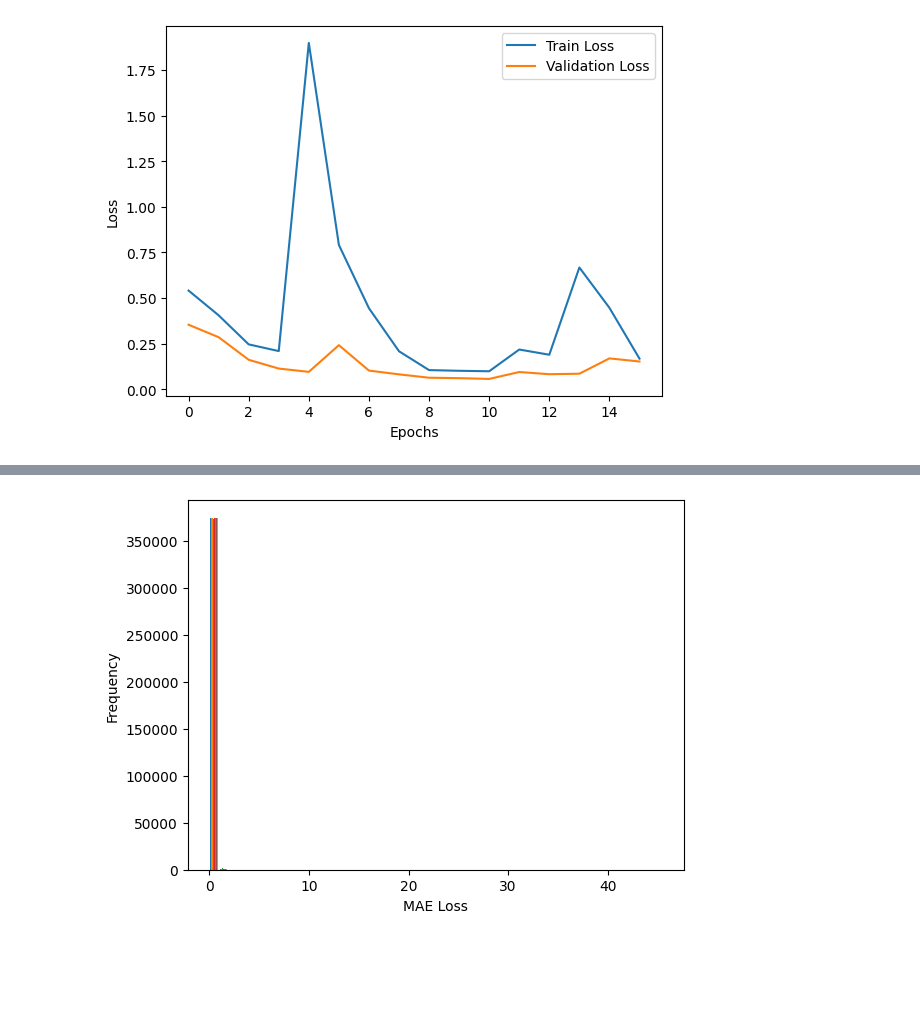
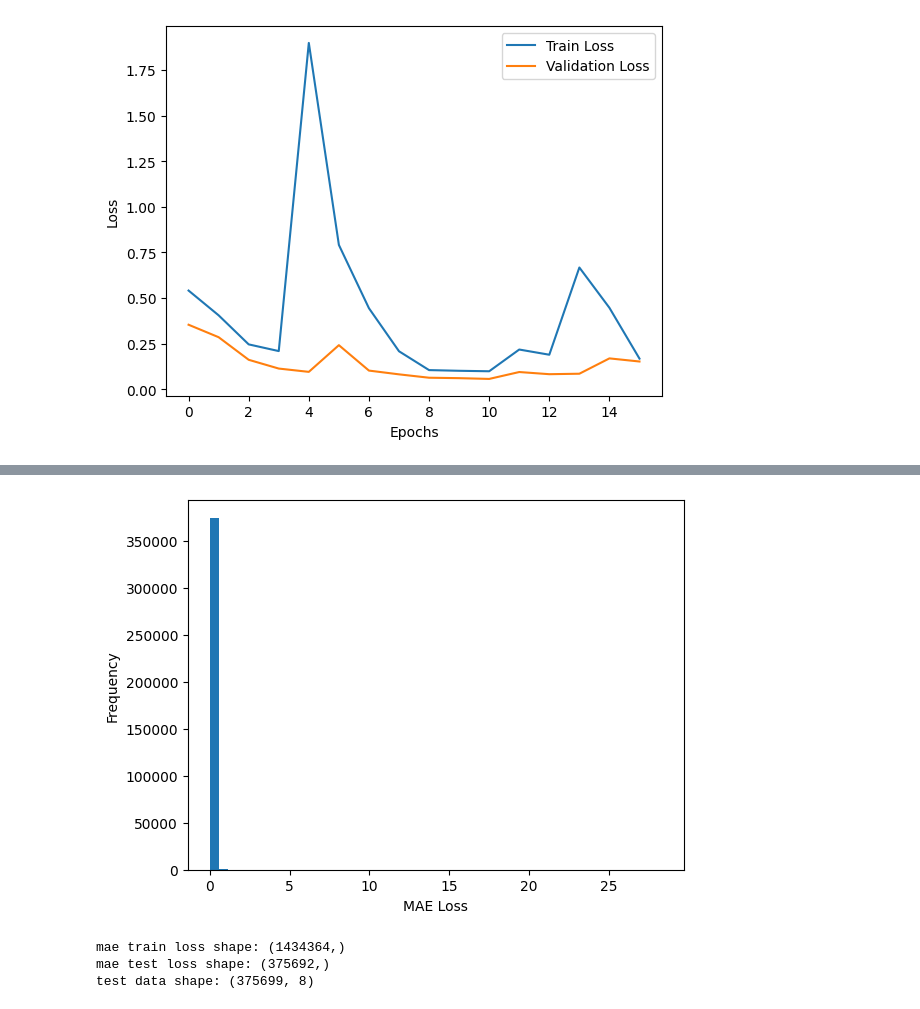
Before and after one commit to 3acktrack/ML-AI, a Jupyter notebook: AnamolyDetection.ipynb, the cells around one changed output, grey strips where cells are left out. Cells and saved outputs as stored; diff of their text form; code cells hidden in the pictures; blank space fills up the shorter version.

```diff
--- a/AnamolyDetection.ipynb
+++ b/AnamolyDetection.ipynb
@@ -357,9 +357,9 @@ from sklearn.model_selection import train_test_split
 
 df_logon_normal['isSus'] = 0
 df_logon_sus['isSus'] = 1
-train_data, test_data, train_label, test_label = train_test_split(df_logon_normal.drop(columns=['user', 'bucket', 'date', 'hour', 'isSus']), df_logon_normal['isSus'][:], test_size=0.2, random_state=42)
+train_data, test_data, train_label, test_label = train_test_split(df_logon_normal.drop(columns=['bucket', 'date', 'hour', 'isSus']), df_logon_normal['isSus'][:], test_size=0.2, random_state=42)
 
-test_data = pd.concat([test_data, df_logon_sus.drop(columns=['user', 'bucket', 'date', 'hour', 'isSus'])])
+test_data = pd.concat([test_data, df_logon_sus.drop(columns=['bucket', 'date', 'hour', 'isSus'])])
 test_label = pd.concat([test_label, df_logon_sus['isSus']])
 
 TimeSteps = 7
@@ -371,8 +371,8 @@ def create_seq(X, y, time_steps=TimeSteps):
         y_out.append(y.iloc[i + time_steps])
     return np.array(X_out), np.array(y_out)
 
-X_train, y_train = create_seq(train_data, train_label)
-X_test, y_test = create_seq(test_data, test_label)
+X_train, y_train = create_seq(train_data.drop(columns=['user']), train_label)
+X_test, y_test = create_seq(test_data.drop(columns=['user']), test_label)
 
 print("Training input shape:", X_train.shape)
 print("Testing input shape:", X_test.shape)
@@ -460,10 +460,12 @@ plt.show()
 [figure]
 # %%
 reconstruct = model.predict(X_train)
-train_loss = tf.keras.losses.mae(reconstruct, X_train)
-mean = np.mean(train_loss)
+#step_train_loss = tf.keras.losses.mae(reconstruct, X_train)
+#train_mean = tf.reduce_mean(step_train_loss, axis=1)
+loss = np.abs(X_train - reconstruct)
+mae_loss_train = np.mean(loss, axis=(1,2))
 
-plt.hist(train_loss, bins=50)
+plt.hist(mae_loss_train, bins=50)
 plt.xlabel('MAE Loss')
 plt.ylabel('Frequency')
 plt.show()
@@ -473,10 +475,12 @@ plt.show()
 # %%
-threshold = np.max(train_loss)
+threshold = np.max(mae_loss_train)
 reconstruct = model.predict(X_test)
-test_loss = tf.keras.losses.mae(reconstruct, X_test)
-mean = np.mean(test_loss)
+#step_test_loss = tf.keras.losses.mae(reconstruct, X_test)
+#test_mean = tf.reduce_mean(step_test_loss, axis=1)
+loss = np.abs(X_test - reconstruct)
+mae_loss_test = np.mean(loss, axis=(1,2))
 
-plt.hist(test_loss, bins=50)
+plt.hist(mae_loss_test, bins=50)
 plt.xlabel('MAE Loss')
 plt.ylabel('Frequency')
 plt.show()
@@ -485 +489,9 @@ plt.show()
-[figure, old version]
+[figure, new version]
+# %%
+print(f"mae train loss shape: {mae_loss_train.shape} \nmae test loss shape: {mae_loss_test.shape}")
+
+print(f"test data shape: {test_data.shape}")
+# %% [output]
+mae train loss shape: (1434364,)
+mae test loss shape: (375692,)
+test data shape: (375699, 8)
```
Also changed, not shown: parts of 2 cells of this notebook.
